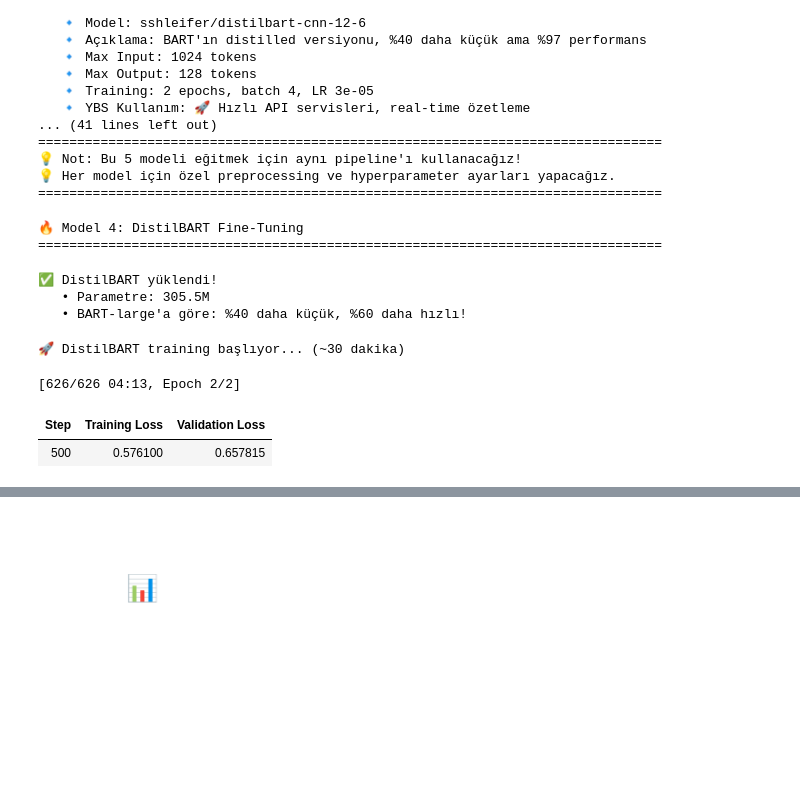
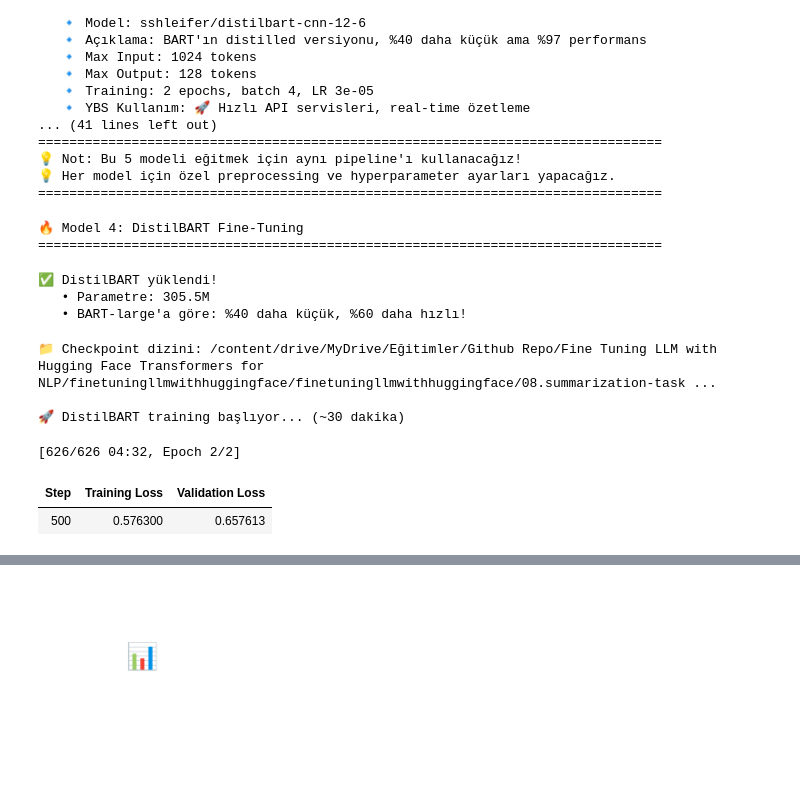
Before and after one commit to cemal-yuksel/finetuningllmwithhuggingface, a Jupyter notebook: 08.summarization-task-finetuning/summarization_finetuning.ipynb, the cells around one changed output, grey strips where cells are left out. Cells and saved outputs as stored; diff of their text form; code cells hidden in the pictures; blank space fills up the shorter version.

```diff
--- a/08.summarization-task-finetuning/summarization_finetuning.ipynb
+++ b/08.summarization-task-finetuning/summarization_finetuning.ipynb
@@ -5898,9 +5723,11 @@ def preprocess_distilbart(examples):
 distilbart_train = dataset["train"].select(range(5000)).map(preprocess_distilbart, batched=True, remove_columns=dataset["train"].column_names)
 distilbart_val = dataset["validation"].select(range(500)).map(preprocess_distilbart, batched=True, remove_columns=dataset["validation"].column_names)
 
-# Training configuration
+# Training configuration - Google Drive'a kaydet
+distilbart_output_dir = os.path.join(CHECKPOINT_DIR, "distilbart_cnn")
+
 distilbart_args = Seq2SeqTrainingArguments(
-    output_dir="./distilbart_cnn",
+    output_dir=distilbart_output_dir,
     num_train_epochs=2,
     per_device_train_batch_size=4,
     learning_rate=3e-5,
@@ -5915,33 +5742,37 @@ distilbart_args = Seq2SeqTrainingArguments(
     generation_max_length=128,
     save_total_limit=2
 )
+
+print(f"📁 Checkpoint dizini: {distilbart_output_dir}")
 
 # Trainer
 distilbart_data_collator = DataCollatorForSeq2Seq(distilbart_tokenizer, model=distilbart_model, padding=True)
 distilbart_trainer = Seq2SeqTrainer(
     model=distilbart_model,
     args=distilbart_args,
     train_dataset=distilbart_train,
     eval_dataset=distilbart_val,
     data_collator=distilbart_data_collator,
     tokenizer=distilbart_tokenizer
 )
 
 print("\n🚀 DistilBART training başlıyor... (~30 dakika)")
 distilbart_results = distilbart_trainer.train()
 
 print(f"\n✅ DistilBART training tamamlandı!")
 print(f"   • Final Loss: {distilbart_results.training_loss:.4f}")
 print(f"   • Training Time: {distilbart_results.metrics['train_runtime']/60:.1f} dakika")
 print(f"   • Hız Avantajı: BART-large'dan ~%35 daha hızlı! ⚡")
 # %% [output]
 🔥 Model 4: DistilBART Fine-Tuning
 ================================================================================
 ✅ DistilBART yüklendi!
    • Parametre: 305.5M
    • BART-large'a göre: %40 daha küçük, %60 daha hızlı!
+📁 Checkpoint dizini: /content/drive/MyDrive/Eğitimler/Github Repo/Fine Tuning LLM with Hugging Face Transformers for NLP/finetuningllmwithhuggingface/finetuningllmwithhuggingface/08.summarization-task ...
+
 🚀 DistilBART training başlıyor... (~30 dakika)
-[626/626 04:13, Epoch 2/2]
+[626/626 04:32, Epoch 2/2]
 | Step | Training Loss | Validation Loss |
-| 500 | 0.576100 | 0.657815 |
+| 500 | 0.576300 | 0.657613 |
 ✅ DistilBART training tamamlandı!
```
Also changed, not shown: parts of 21 cells of this notebook, 5 other files.
